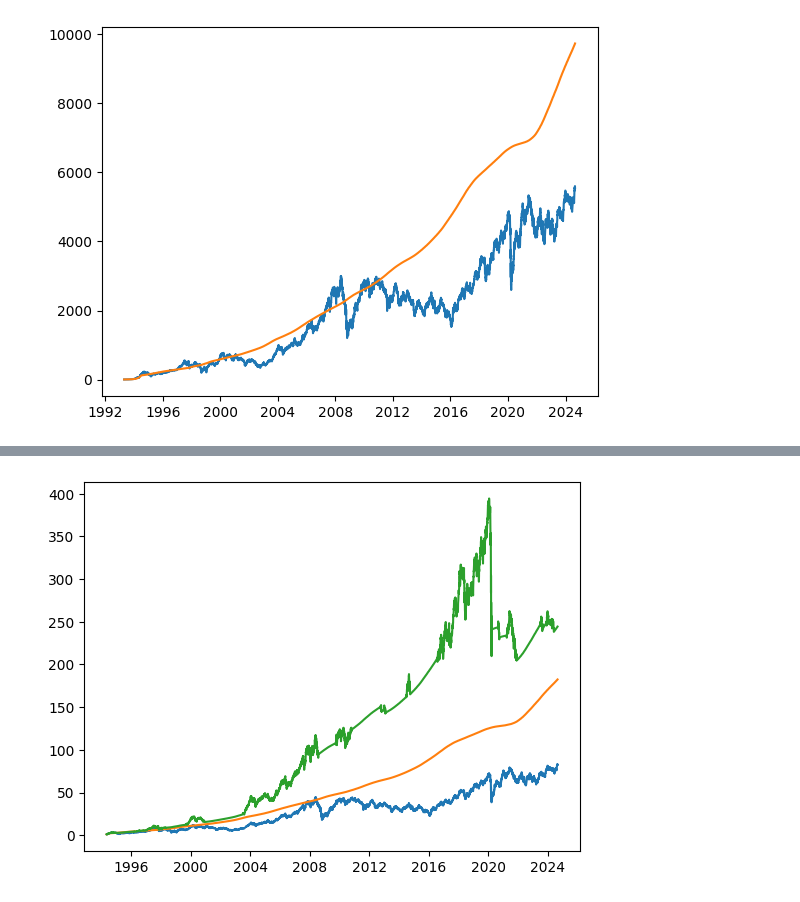
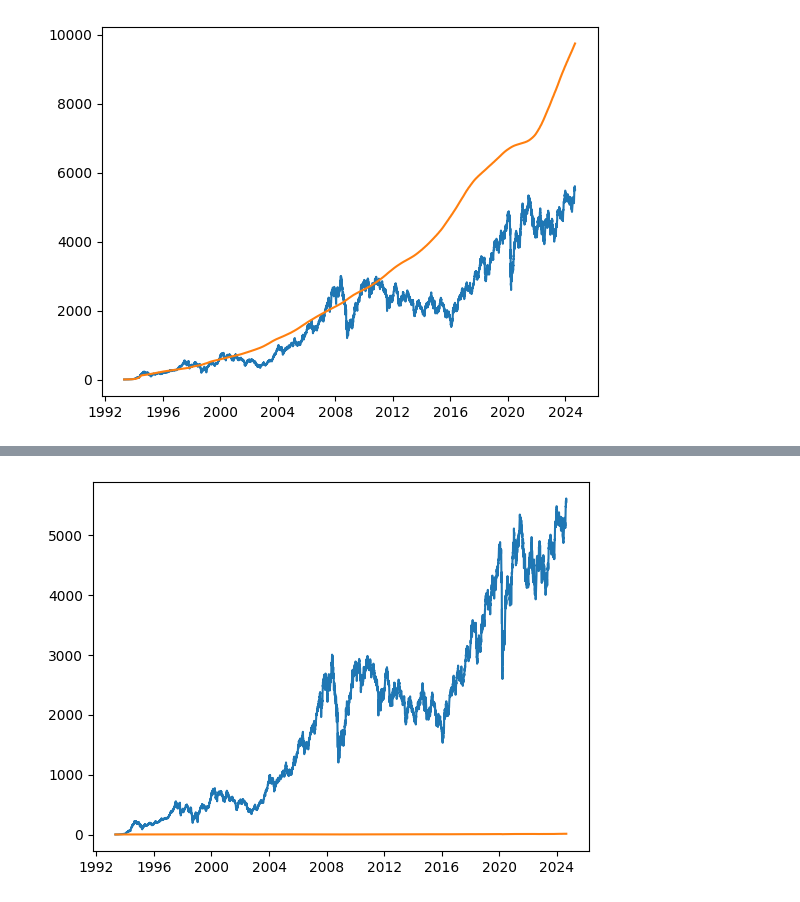
Before and after one commit to ianaraujo/dual-momentum-strategy, a Jupyter notebook: 1_exploratory_analysis.ipynb, the cells around one changed output, grey strips where cells are left out. Drawn from its saved outputs; the diff is of its cells as text; code cells hidden in the pictures.

Commit message:
Tweaks on absolute momentum eval

```diff
--- a/1_exploratory_analysis.ipynb
+++ b/1_exploratory_analysis.ipynb
@@ -286,0 +324,5 @@ absolute_momentum_eval
+# %%
+ibov_prices = IBOV.history(period='20y', rounding=True)['Close']
+ibov_prices.index = pd.to_datetime(ibov_prices.index).date
+
+ibov_prices
@@ -286,0 +332,5 @@ absolute_momentum_eval
+# %%
+sp500_prices = SP500.history(period='max', rounding=True)['Close']
+sp500_prices.index = pd.to_datetime(sp500_prices.index).date
+
+sp500_prices
@@ -286,0 +350,5 @@ absolute_momentum_eval
+# %%
+relative_prices = pd.concat([ibov_prices, sp500_prices], keys=['IBOV', 'SP500'], join='inner', axis=1)
+# relative_prices = relative_prices.div(relative_prices.iloc[0])
+
+relative_prices
@@ -287,5 +369,5 @@ absolute_momentum_eval
 # %%
-plt.plot(absolute_momentum_eval)
+plt.plot(relative_prices)
 plt.show()
 # %% [output]
-[figure, old version]
+[figure, new version]
```
Also changed, not shown: parts of 20 cells of this notebook.
